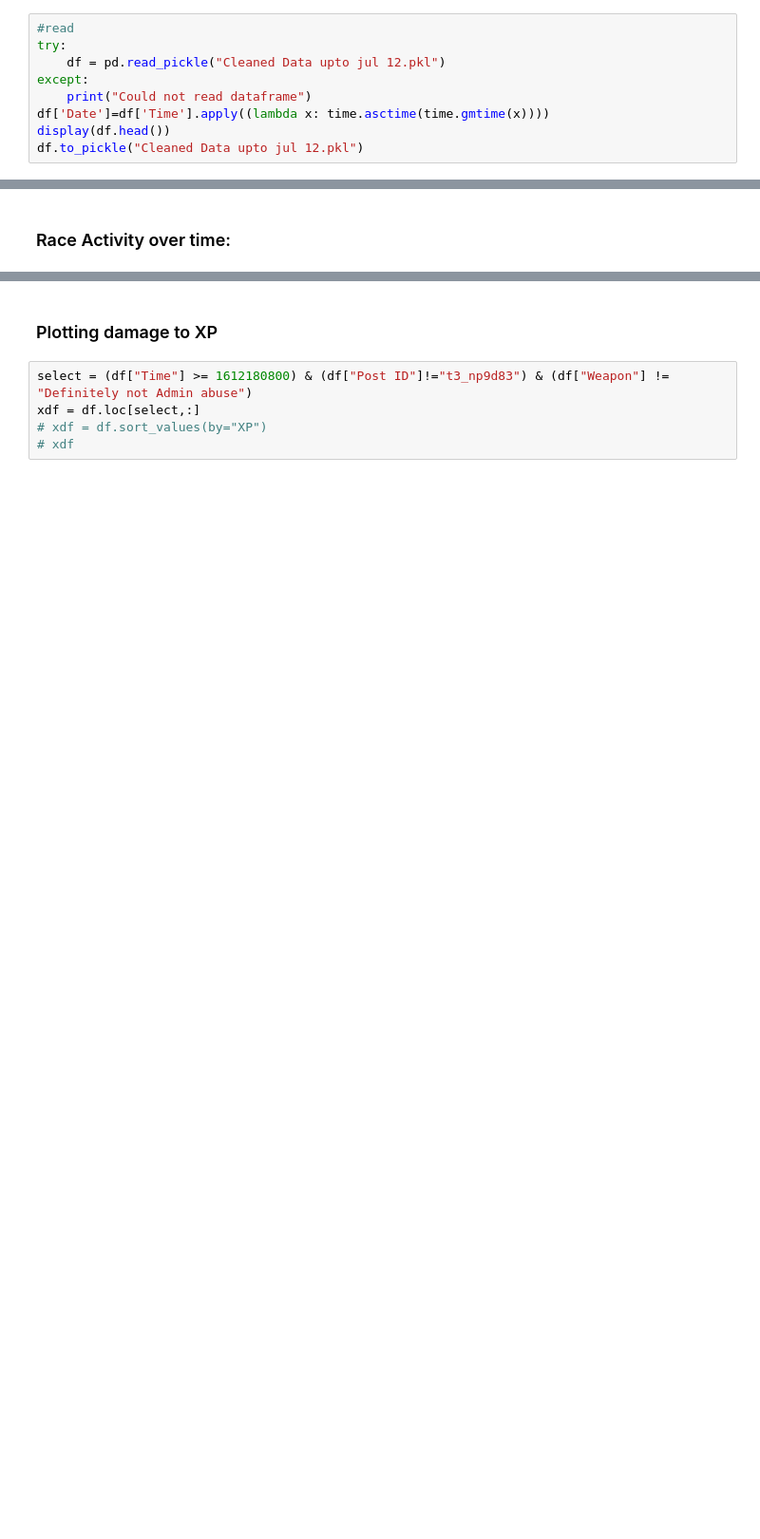
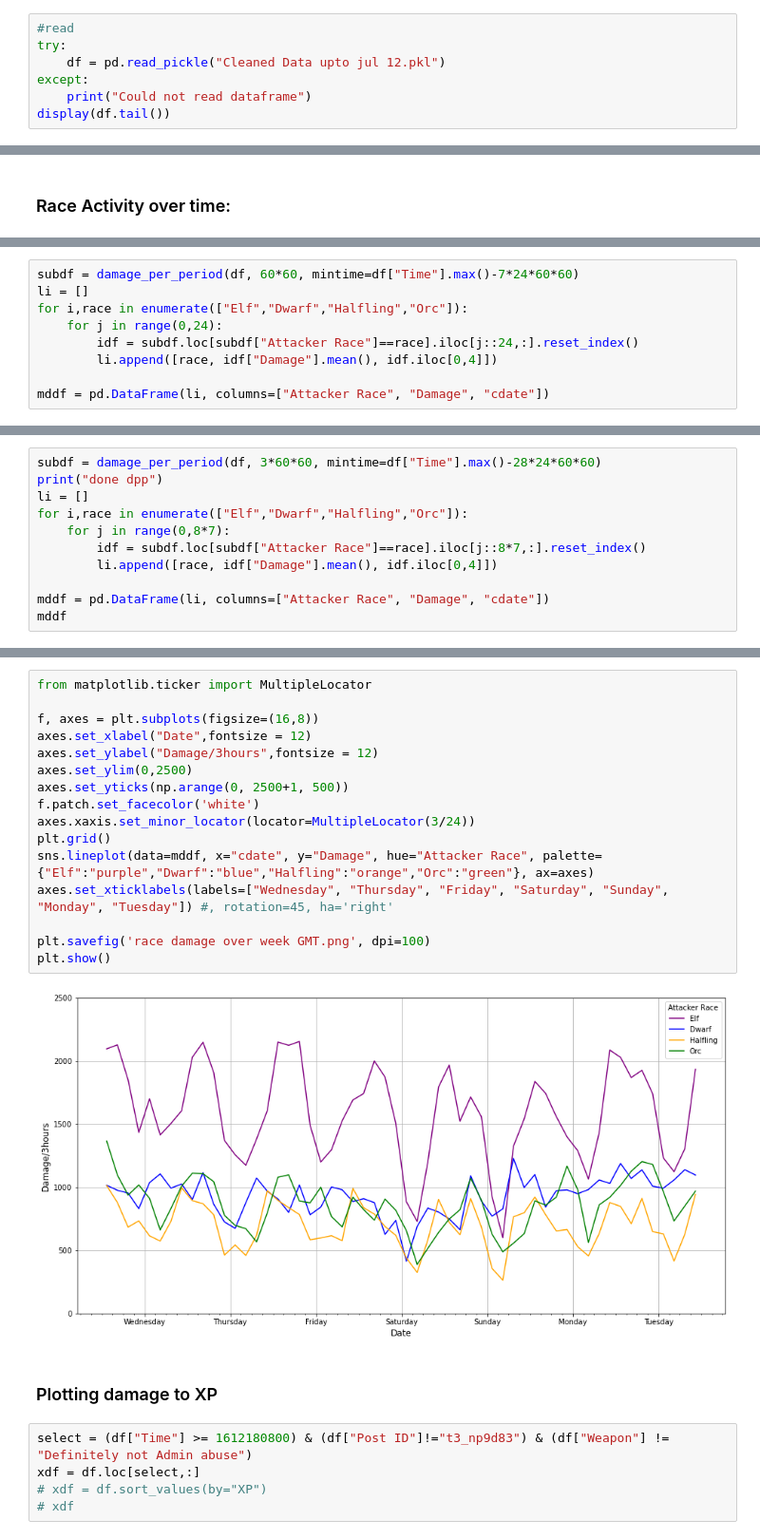
Before and after one commit to TheDevMoth/KOTDScrubber, a Jupyter notebook: scrubot.ipynb, the cells around one changed output, grey strips where cells are left out. Shown at 95% size. Saved outputs shown, nothing was run; the diff lists cells and outputs as text; blank space fills up the shorter version.

Commit message:
Add race activity over week

```diff
--- a/scrubot.ipynb
+++ b/scrubot.ipynb
@@ -132,9 +134,7 @@ try:
     df = pd.read_pickle("Cleaned Data upto jul 12.pkl")
 except:
     print("Could not read dataframe")
-df['Date']=df['Time'].apply((lambda x: time.asctime(time.gmtime(x))))
-display(df.head())
-df.to_pickle("Cleaned Data upto jul 12.pkl")
+display(df.tail())
 # %% [output]
 |  | Date | Weapon | W-ID | W-Element | Damage | XP | Gold | Ext-Damage | W/N/R | Crit | ... |
 | 0 | Tue Jul 12 13:21:43 2022 | Barehand | 0 | - | 13 | 8 | 15 | 0 | N | True | ... |
@@ -205,0 +228,9 @@ See the caveats in the documentation: https://pandas.pydata.org/pandas-docs/stab
+# %%
+subdf = damage_per_period(df, 60*60, mintime=df["Time"].max()-7*24*60*60)
+li = []
+for i,race in enumerate(["Elf","Dwarf","Halfling","Orc"]):
+	for j in range(0,24):
+		idf = subdf.loc[subdf["Attacker Race"]==race].iloc[j::24,:].reset_index()
+		li.append([race, idf["Damage"].mean(), idf.iloc[0,4]])
+
+mddf = pd.DataFrame(li, columns=["Attacker Race", "Damage", "cdate"])
@@ -205,0 +255,11 @@ See the caveats in the documentation: https://pandas.pydata.org/pandas-docs/stab
+# %%
+subdf = damage_per_period(df, 3*60*60, mintime=df["Time"].max()-28*24*60*60)
+print("done dpp")
+li = []
+for i,race in enumerate(["Elf","Dwarf","Halfling","Orc"]):
+	for j in range(0,8*7):
+		idf = subdf.loc[subdf["Attacker Race"]==race].iloc[j::8*7,:].reset_index()
+		li.append([race, idf["Damage"].mean(), idf.iloc[0,4]])
+
+mddf = pd.DataFrame(li, columns=["Attacker Race", "Damage", "cdate"])
+mddf
@@ -206,3 +281,21 @@ See the caveats in the documentation: https://pandas.pydata.org/pandas-docs/stab
+# %%
+from matplotlib.ticker import MultipleLocator
+
+f, axes = plt.subplots(figsize=(16,8))
+axes.set_xlabel("Date",fontsize = 12)
+axes.set_ylabel("Damage/3hours",fontsize = 12)
+axes.set_ylim(0,2500)
+axes.set_yticks(np.arange(0, 2500+1, 500))
+f.patch.set_facecolor('white')
+axes.xaxis.set_minor_locator(locator=MultipleLocator(3/24))
+plt.grid()
+sns.lineplot(data=mddf, x="cdate", y="Damage", hue="Attacker Race", palette={"Elf":"purple","Dwarf":"blue","Halfling":"orange","Orc":"green"}, ax=axes)
+axes.set_xticklabels(labels=["Wednesday", "Thursday", "Friday", "Saturday", "Sunday", "Monday", "Tuesday"]) #, rotation=45, ha='right'
+
+plt.savefig('race damage over week GMT.png', dpi=100)
+plt.show()
+# %% [output]
+[figure, added]
 # %% [markdown]
 ### Plotting damage to XP
 # %%
```
Also changed, not shown: parts of 19 cells of this notebook, 1 other file.
